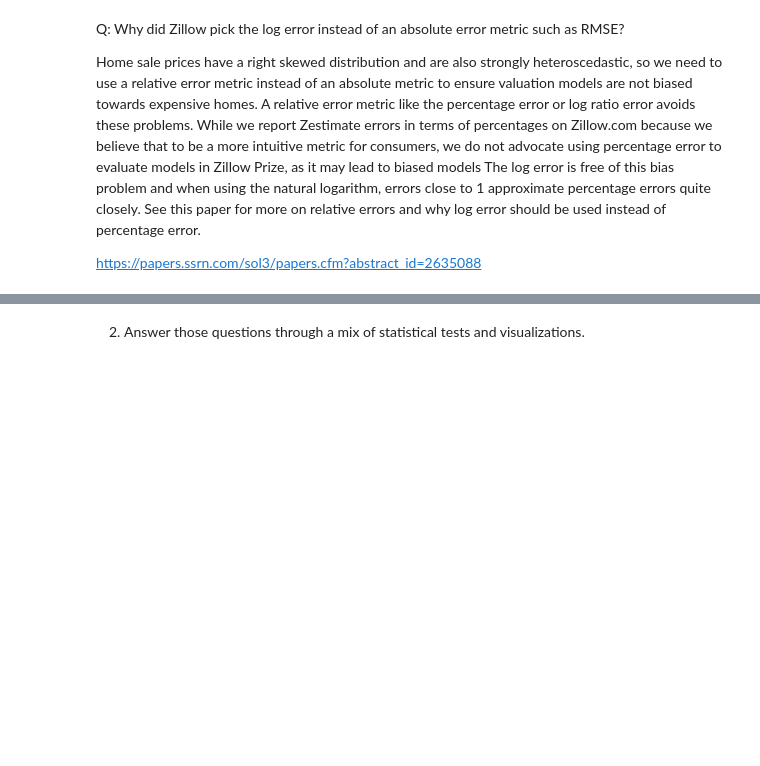
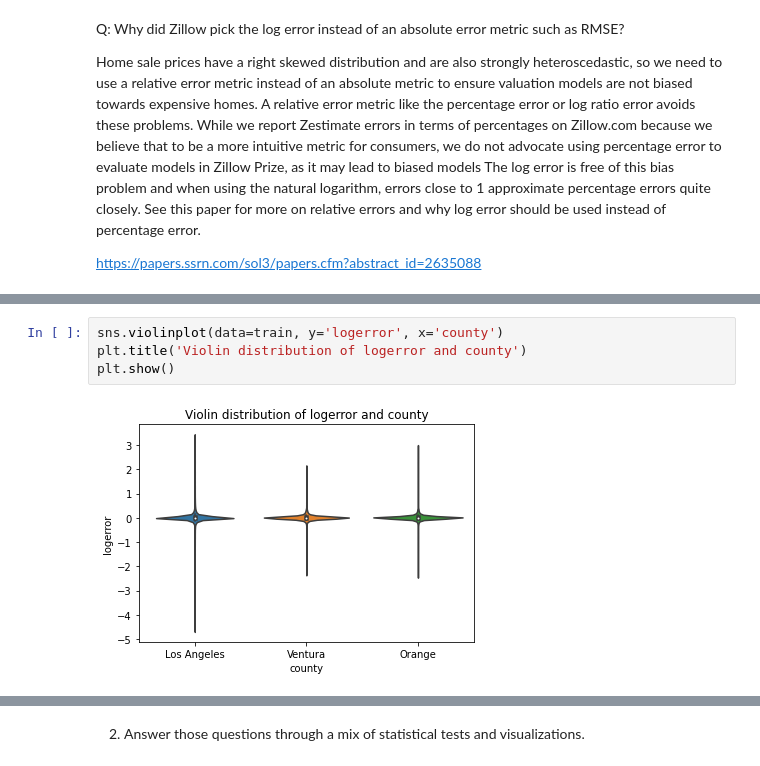
Before and after one commit to chloerwhitaker/clustering-exercises, a Jupyter notebook: explore_zillow.ipynb, the cells around one changed output, grey strips where cells are left out. Drawn from its saved outputs; the diff is of its cells as text; blank space fills up the shorter version.

```diff
--- a/explore_zillow.ipynb
+++ b/explore_zillow.ipynb
@@ -69,0 +127,6 @@ https://papers.ssrn.com/sol3/papers.cfm?abstract_id=2635088
+# %%
+sns.violinplot(data=train, y='logerror', x='county')
+plt.title('Violin distribution of logerror and county')
+plt.show()
+# %% [output]
+[figure, added]
```
Also changed, not shown: parts of 18 cells of this notebook.
